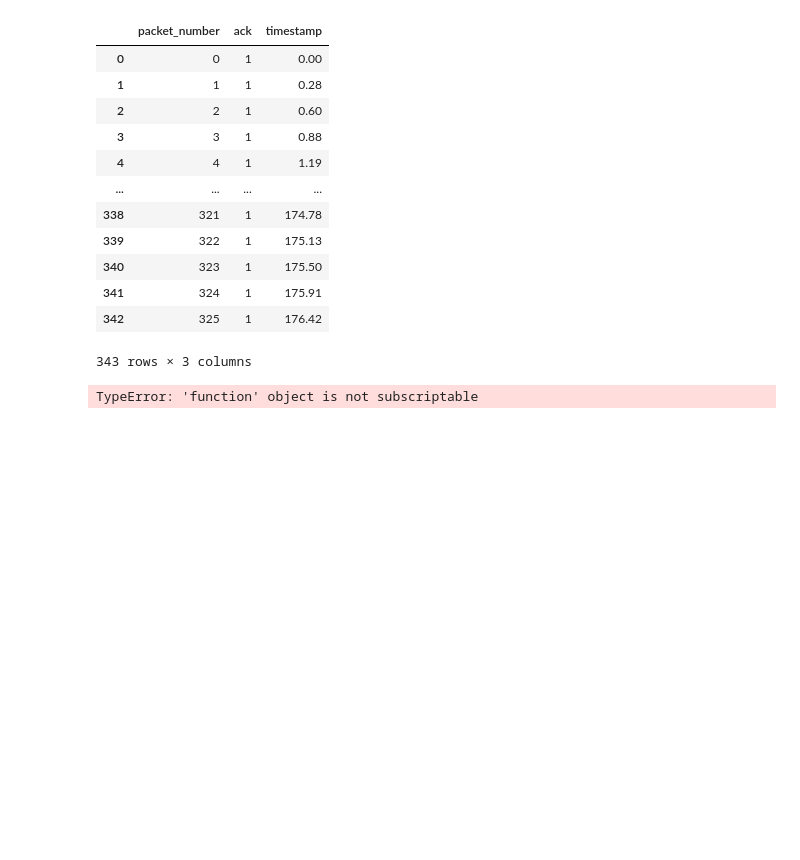
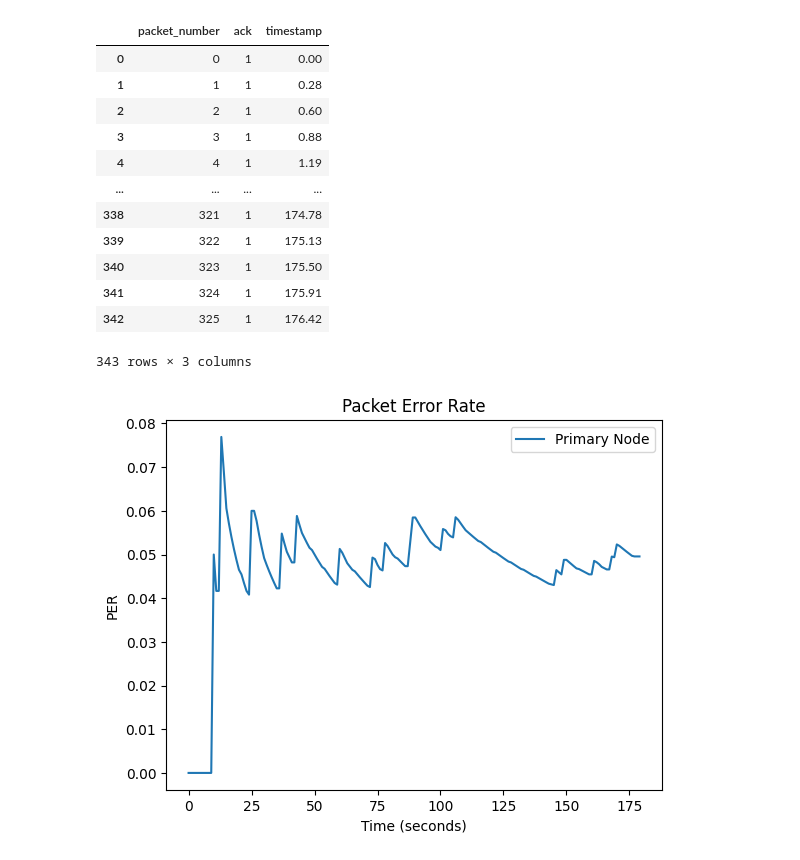
Before and after one commit to cubrink/CS6603-Project, a Jupyter notebook: ANALYSIS/sensor_test.ipynb, the cells around one changed output. Saved outputs shown, nothing was run; the diff lists cells and outputs as text; code cells hidden in the pictures; blank space fills up the shorter version.

Commit message:
Add legend to figure

```diff
--- a/ANALYSIS/sensor_test.ipynb
+++ b/ANALYSIS/sensor_test.ipynb
@@ -27,7 +27,7 @@ data
 # %%
 def per(df, timestamp):
     data = df[df['timestamp'] <= timestamp]
-    pdr = df.ack.mean()
+    pdr = data.ack.mean()
     per = 1 - pdr
     return per
 # %%
@@ -38,16 +38,17 @@ def generate_per_graph(dataframe, title, outfile=None):
         (i, per(dataframe, i)) for i in range(180)
     ])
 
-    plt.plot(per_data[:,0], per_data[:,1])
+    plt.plot(per_data[:,0], per_data[:,1], label="Primary Node")
 
     plt.title(title)
     plt.xlabel("Time (seconds)")
     plt.ylabel("PER")
+    plt.legend()
     if outfile:
         plt.savefig(outfile)
     plt.show()
 # %%
 data = load_tx_data(tx_aloha_files[0])
-generate_per_graph(data, 'Packet Error Rate')
+generate_per_graph(data, 'Packet Error Rate', outfile='aloha_sensor_per_legend.png')
 # %% [output]
-TypeError: 'function' object is not subscriptable
+[figure, added]
```
Also changed, not shown: 1 other file.
